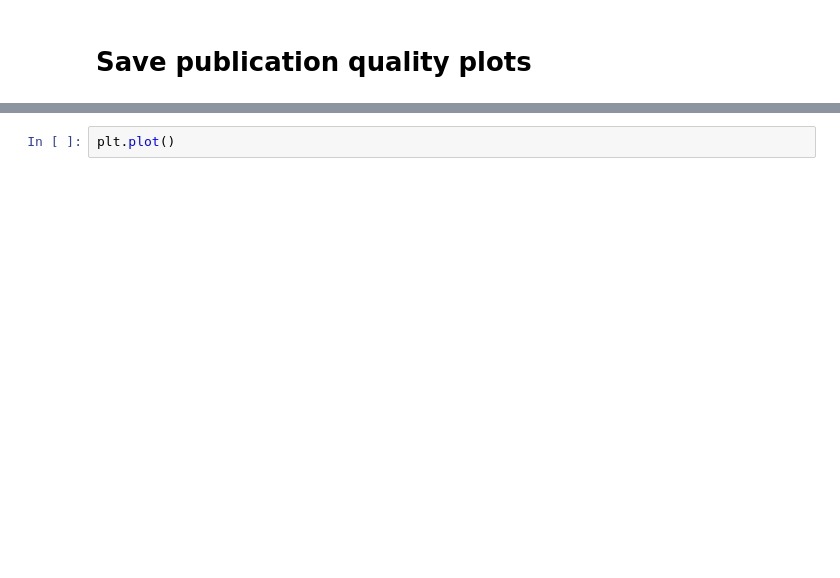
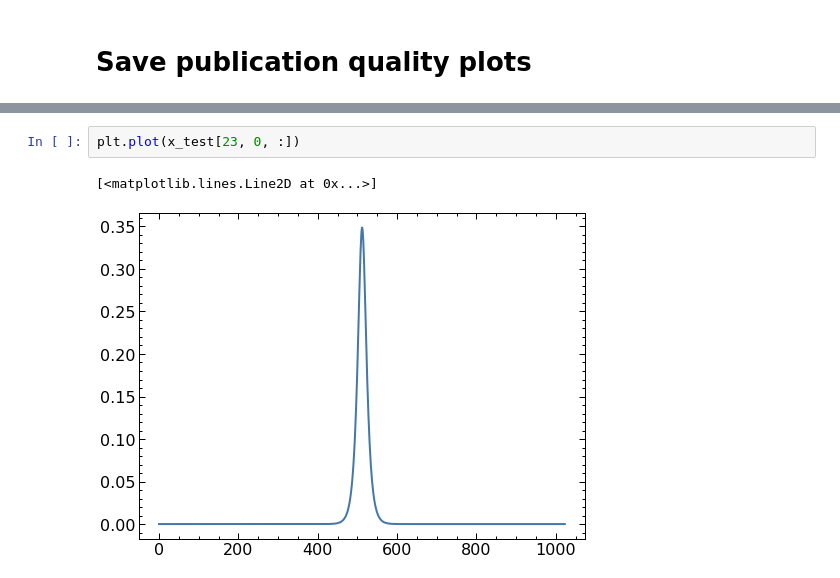
Before and after one commit to jeremythurston/NL_RNN, a Jupyter notebook: RNN_main.ipynb, the cells around one changed output, grey strips where cells are left out. Drawn from its saved outputs; the diff is of its cells as text; blank space fills up the shorter version.

```diff
--- a/RNN_main.ipynb
+++ b/RNN_main.ipynb
@@ -182,2 +210,5 @@ plt.savefig(f"figures/results-{int(time.time())}.png", dpi=2400)
 # %%
-plt.plot()
+plt.plot(x_test[23, 0, :])
+# %% [output]
+[<matplotlib.lines.Line2D at 0x...>]
+[figure, added]
```
Also changed, not shown: parts of 10 cells of this notebook, 1 other file.
